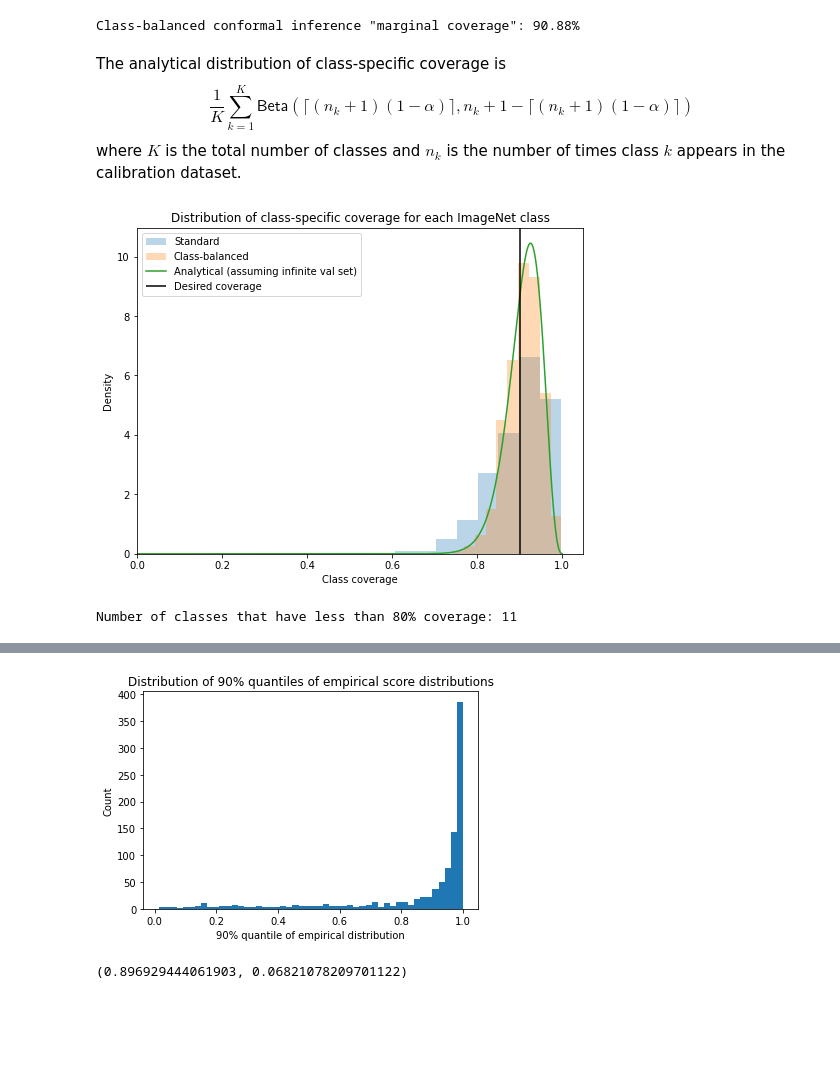
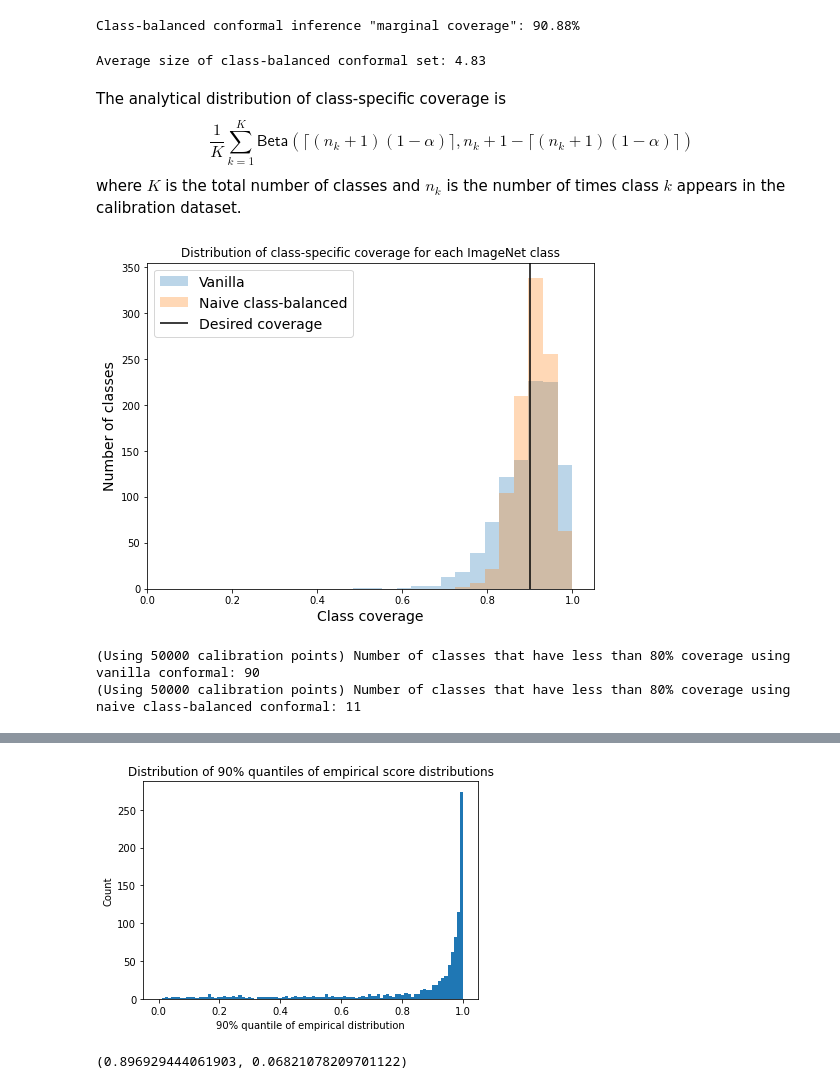
Before and after one commit to tiffanyding/empirical-bayes-conformal, a Jupyter notebook: imagenet_experiments.ipynb, the cells around one changed output, grey strips where cells are left out. Drawn from its saved outputs; the diff is of its cells as text; code cells hidden in the pictures; blank space fills up the shorter version.

```diff
--- a/imagenet_experiments.ipynb
+++ b/imagenet_experiments.ipynb
@@ -160,6 +171,12 @@ cb_class_specific_cov = compute_class_specific_coverage(val_labels, class_balanc
 # plt.show()
 # %% [output]
 Class-balanced conformal inference "marginal coverage": 90.88%
+# %%
+# iii) Average set size
+cb_avg_set_size = np.mean([len(arr) for arr in class_balanced_ci_preds])
+print(f'\nAverage size of class-balanced conformal set: {cb_avg_set_size:.2f}')
+# %% [output]
+Average size of class-balanced conformal set: 4.83
 # %% [markdown]
 The analytical distribution of class-specific coverage is $$\frac{1}{K}\sum_{k=1}^K \mathsf{Beta}(\lceil(n_k+1)(1-\alpha)\rceil, n_k + 1 - \lceil(n_k+1)(1-\alpha)\rceil)$$
 where $K$ is the total number of classes and $n_k$ is the number of times class $k$ appears in the calibration dataset.
@@ -187,33 +204,44 @@ analytical_class_specific_cov_distr = get_analytical_class_cvg_distr(calib_label
 # %%
 ## Plot
 plt.figure(figsize=(8,6))
 
 # Combine histograms into one plot
-plt.hist(class_specific_cov, label="Standard", alpha=.3, density=True)
-plt.hist(cb_class_specific_cov, label="Class-balanced", alpha=.3, density=True)
+bins=np.linspace(0,1,30)
 
-# Plot analytical distribution if we assume we have an infinite amount of validation data
-plt.plot(grid, analytical_class_specific_cov_distr, label='Analytical (assuming infinite val set)')
+# # OPTION 1: Density
+# plt.hist(class_specific_cov, bins=bins, label="Standard", alpha=.3, density=True)
+# plt.hist(cb_class_specific_cov, bins=bins, label="Class-balanced", alpha=.3, density=True)
+
+# # Plot analytical distribution if we assume we have an infinite amount of validation data
+# plt.plot(grid, analytical_class_specific_cov_distr, label='Analytical (assuming infinite val set)')
+# plt.ylabel('Density', fontsize=14)
+
+# OPTION 2: Counts
+plt.hist(class_specific_cov, bins=bins, label="Vanilla", alpha=.3)
+plt.hist(cb_class_specific_cov, bins=bins, label="Naive class-balanced", alpha=.3)
+plt.ylabel('Number of classes', fontsize=14)
 
 # Plot desired coverages
 bottom, top = plt.ylim()
 plt.vlines(x=1-alpha, ymin=bottom, ymax=top, label="Desired coverage", color='black')
 
 # Label plot
-plt.xlabel('Class coverage')
-plt.ylabel('Density')
+plt.xlabel('Class coverage', fontsize=14)
 plt.title('Distribution of class-specific coverage for each ImageNet class')
-plt.legend(loc='upper left')
+plt.legend(loc='upper left', fontsize=14)
 plt.ylim(bottom, top)
 plt.xlim(left=0)
 plt.show()
 
 # Compute number of classes that are drastically undercovered (<80%)
-num_undercovered = np.sum(cb_class_specific_cov < 0.8)
-print('Number of classes that have less than 80% coverage:', num_undercovered)
+vanilla_num_undercovered = np.sum(class_specific_cov < 0.8)
+cb_num_undercovered = np.sum(cb_class_specific_cov < 0.8)
+print(f'(Using {num_calib} calibration points) Number of classes that have less than 80% coverage using vanilla conformal:', vanilla_num_undercovered)
+print(f'(Using {num_calib} calibration points) Number of classes that have less than 80% coverage using naive class-balanced conformal:', cb_num_undercovered)
 # %% [output]
-[figure, old version]
+[figure, new version]
-Number of classes that have less than 80% coverage: 11
+(Using 50000 calibration points) Number of classes that have less than 80% coverage using vanilla conformal: 90
+(Using 50000 calibration points) Number of classes that have less than 80% coverage using naive class-balanced conformal: 11
 # %%
 qhats
 # %% [output]
@@ -235,14 +263,14 @@ array([0.27132053, 0.26631701, 0.93920828, 0.93078432, 0.81821731,
        0.71610297, 0.95082687, 0.88115992, 0.35367752, 0.62601017,
        0.99742343, 0.93202307, 0.3467752 , 0.99247109, 0.9983964 ])
 # %%
-bins = 50
+bins = np.linspace(0,1, 100)
 plt.hist(qhats, bins=bins)
 plt.xlabel('90% quantile of empirical distribution')
 plt.ylabel('Count')
 plt.title('Distribution of 90% quantiles of empirical score distributions')
 plt.show()
 # %% [output]
-[figure, old version]
+[figure, new version]
 # %%
 np.mean(class_specific_cov), np.std(class_specific_cov)
 # %% [output]
```
Also changed, not shown: parts of 15 cells of this notebook, 13 other files.
